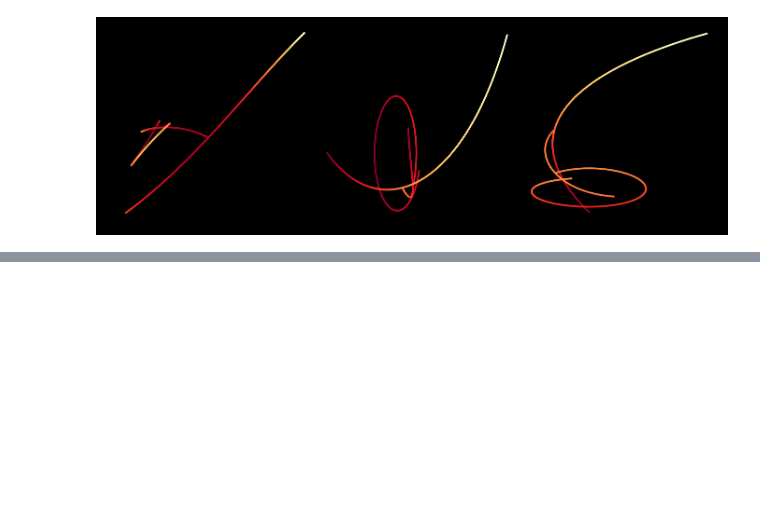
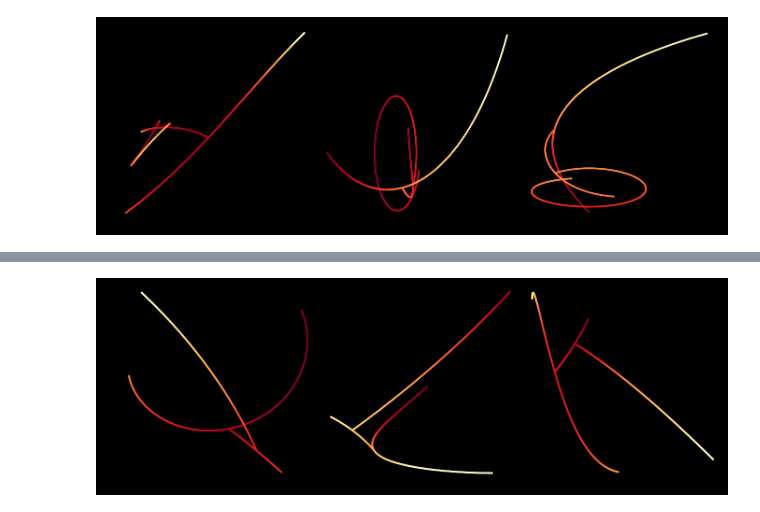
Before and after one commit to victor-shepardson/audioglyph, a Jupyter notebook: glyph.ipynb, the cells around one changed output, grey strips where cells are left out. Drawn from its saved outputs; the diff is of its cells as text; code cells hidden in the pictures; blank space fills up the shorter version.

```diff
--- a/glyph.ipynb
+++ b/glyph.ipynb
@@ -448,0 +426,5 @@ display_audio(audio, sr)
+# %%
+audio, sr = read_audio(files[8])
+plot_glyph(glyph(audio, sr)[0])
+display_audio(audio, sr)
+# %% [output]
@@ -448,0 +432 @@ display_audio(audio, sr)
+[figure, added]
```
Also changed, not shown: parts of 9 cells of this notebook, 1 other file.
